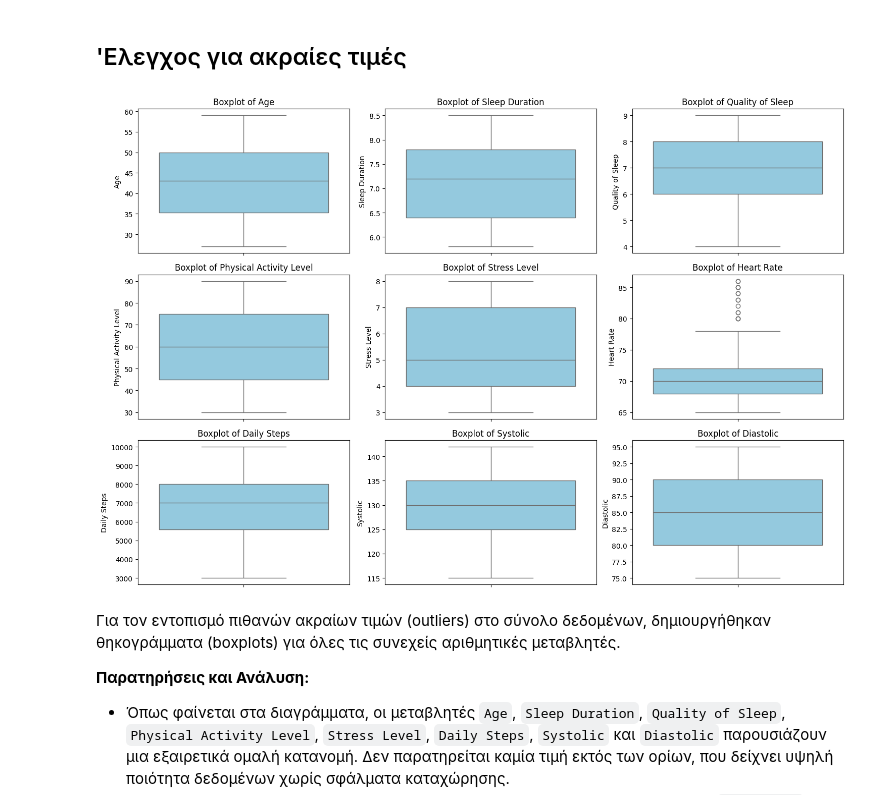
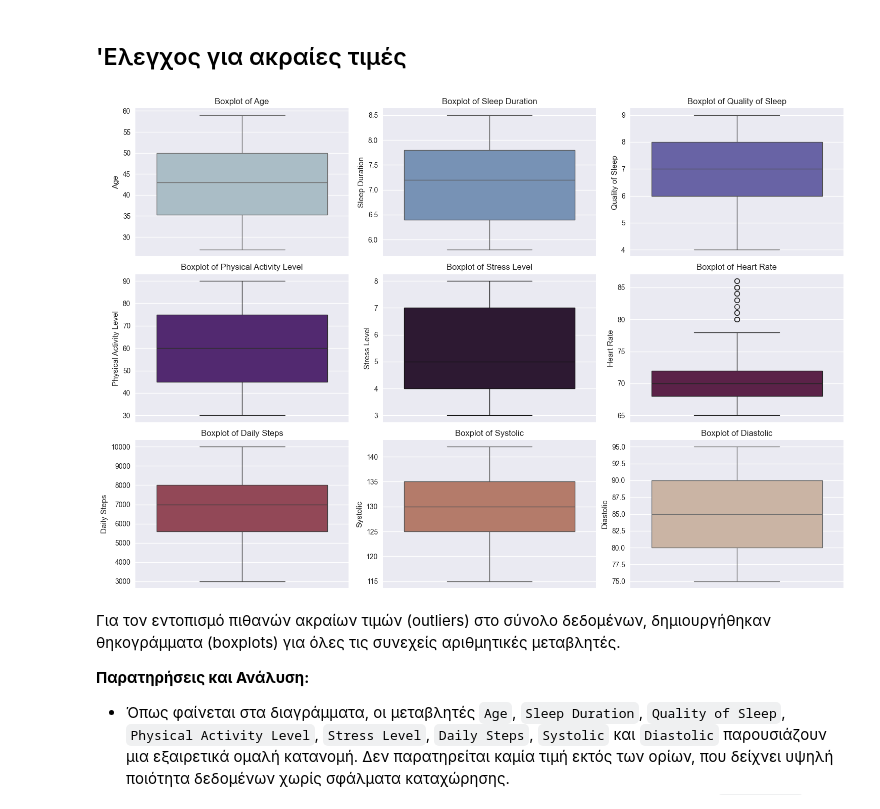
Before and after one commit to konstantinaklei/dataminigproject, a Jupyter notebook: main.ipynb, the cells around one changed output. Cells and saved outputs as stored; diff of their text form; code cells hidden in the pictures.

Commit message:
style: enhance clustering visualizations with custom palettes and markers

```diff
--- a/main.ipynb
+++ b/main.ipynb
@@ -152,20 +154,22 @@ Name: count, dtype: int64
 # %%
 numeric_columns_to_check = ['Age', 'Sleep Duration', 'Quality of Sleep',
                             'Physical Activity Level', 'Stress Level',
                             'Heart Rate', 'Daily Steps', 'Systolic', 'Diastolic']
+plt.style.use('seaborn-v0_8')
+colors = sns.color_palette('twilight', n_colors=len(numeric_columns_to_check))
 
 #boxplot
 plt.figure(figsize=(15, 10))
 
 for i, col in enumerate(numeric_columns_to_check, 1):
     plt.subplot(3, 3, i)
-    sns.boxplot(y=df[col], color='skyblue')
+    sns.boxplot(y=df[col], color=colors[i - 1])
     plt.title(f'Boxplot of {col}')
 
 plt.tight_layout()
 plt.show()
 # %% [output]
-[figure, old version]
+[figure, new version]
 # %% [markdown]
 Για τον εντοπισμό πιθανών ακραίων τιμών (outliers) στο σύνολο δεδομένων, δημιουργήθηκαν θηκογράμματα (boxplots) για όλες τις συνεχείς αριθμητικές μεταβλητές.
 
```
Also changed, not shown: parts of 4 cells of this notebook.
